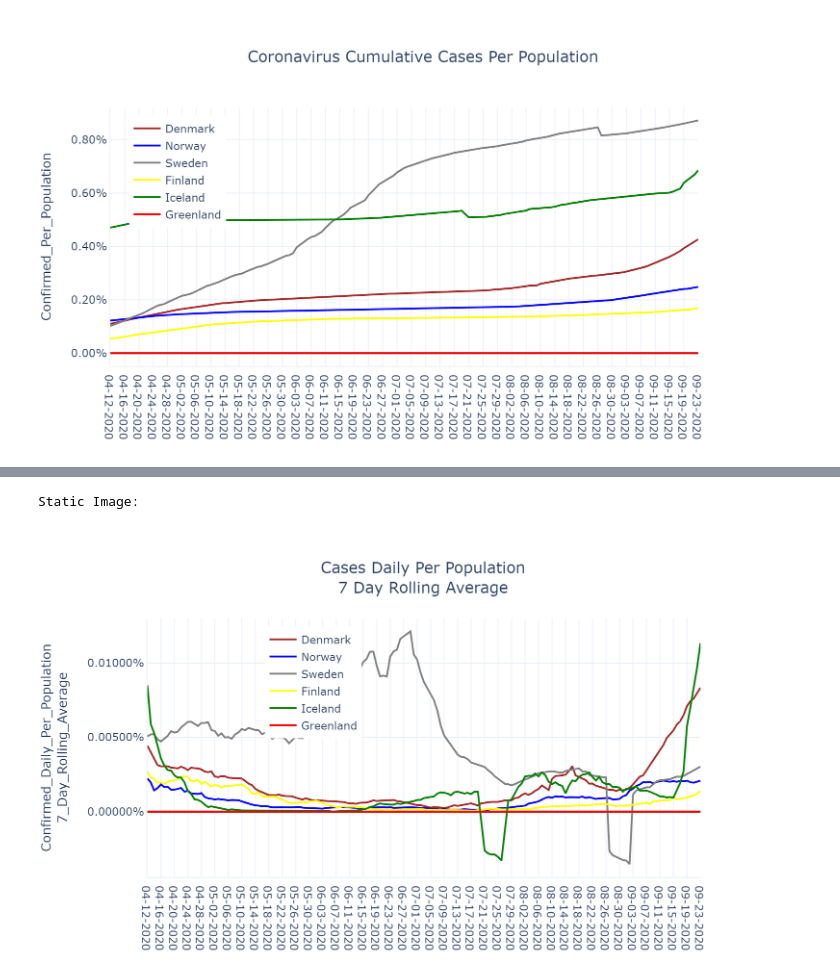
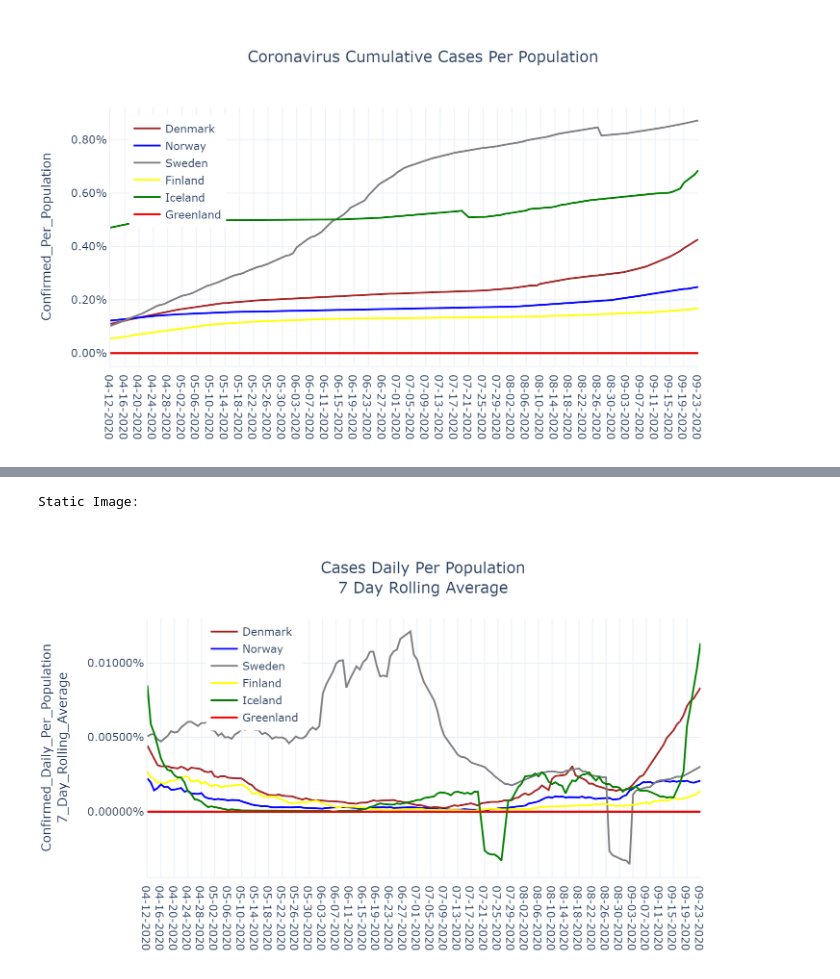
Before and after one commit to Renaissanc3Man/Coronavirus, a Jupyter notebook: Coronavirus-Copy3.ipynb, the cells around one changed output, grey strips where cells are left out. Cells and saved outputs as stored; diff of their text form; code cells hidden in the pictures.

```diff
--- a/Coronavirus-Copy3.ipynb
+++ b/Coronavirus-Copy3.ipynb
@@ -191,35 +192,35 @@ for mycountry in countries_list:
                                y=country_df[country_df['Country_Region']==mycountry]['Confirmed_Daily_Per_Population_7_Day_Rolling_Average'],
                                name = rename_dict[mycountry],
                                line = {'color':colors_dict[mycountry]}),
                   secondary_y = False)
 
 fig.update_layout(showlegend = True,
                 #legend= {'x':0.09,'y':0.97,'bgcolor':'rgba(0,0,0,0)'},
-                legend = {'x':0.2,'y':0.97},
+                legend = {'x':0.1,'y':1.0},
                 title='Cases Daily Per Population<br>7 Day Rolling Average',
                 title_x=0.5,
                 #margin = {'r':55},
                 yaxis={'title':'Confirmed_Daily_Per_Population<br>7_Day_Rolling_Average',
                        'tickformat':'.5%',
                        #'range': [0.0,0.000035],
                        'zeroline':True,'zerolinecolor':'#000000','zerolinewidth':2.0},
                 template = 'plotly_white')
 #fig.update_layout(annotations = [{'x':'06-25-2020',
 #                                 'y':0.0000275,
 #                                 'xref':'x','yref':'y',
 #                                 'showarrow':True,'arrowhead':7,'ax':85,'ay':0,
 #                                 'text':r'NJ<br>(Probable Confirmed Added)'}])
 fig.update_yaxes(title_text='People_Tested_Daily_Per_Population<br>7_Day_Rolling_Average',
                  secondary_y=True,tickformat='.1%')
 fig.show()
 myfilename = r'C:\__YOUTUBE__\__POLITICS__\Coronavirus\outputdata\4-CV_Cases_Per_Pop_7DAVG.png'
 fig.write_image(myfilename,width = 852,height = 480, scale = 2.0)
 print('Static Image:')
 Image(filename=myfilename)
 # %% [output]
 [interactive output not drawn]
 Static Image:
-[figure, old version]
+[figure, new version]
 # %%
 data = []
 for mycountry in countries_list:
```
Also changed, not shown: parts of 6 cells of this notebook.
